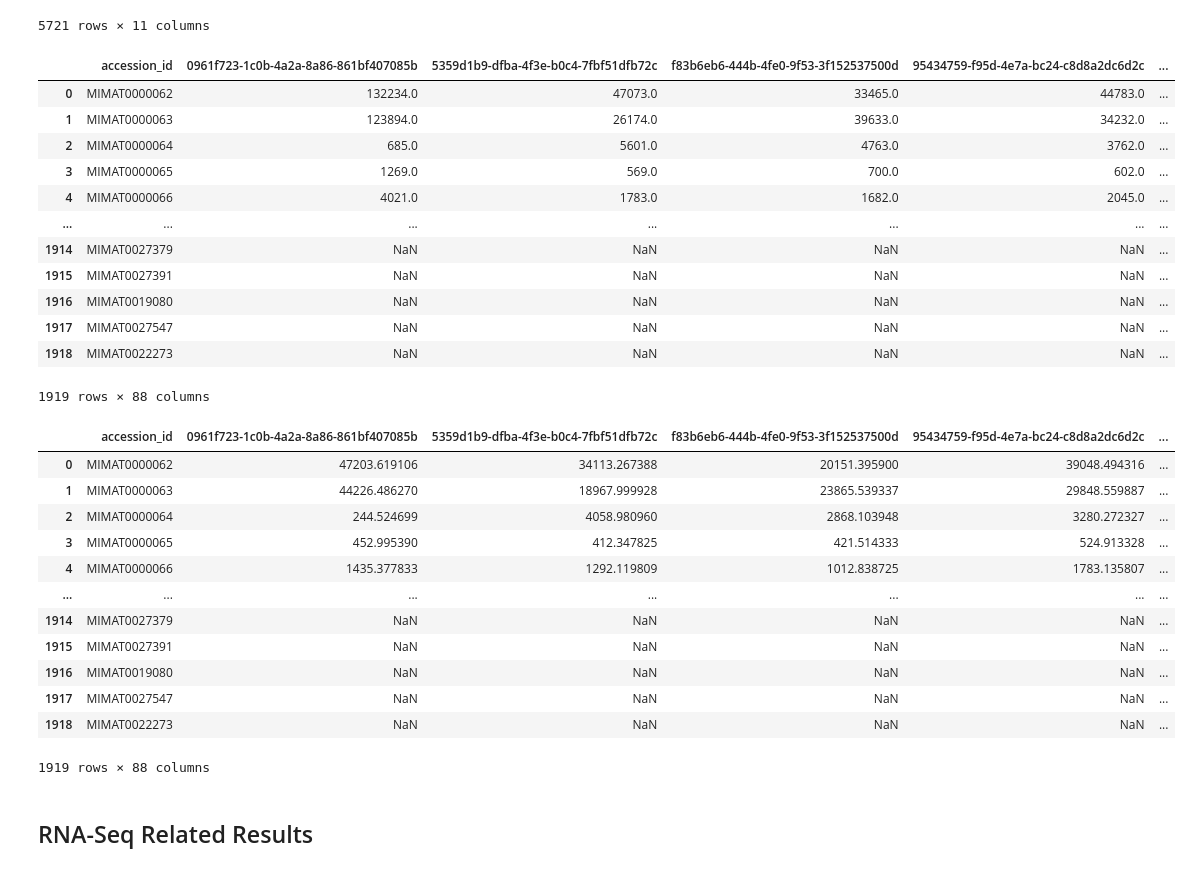
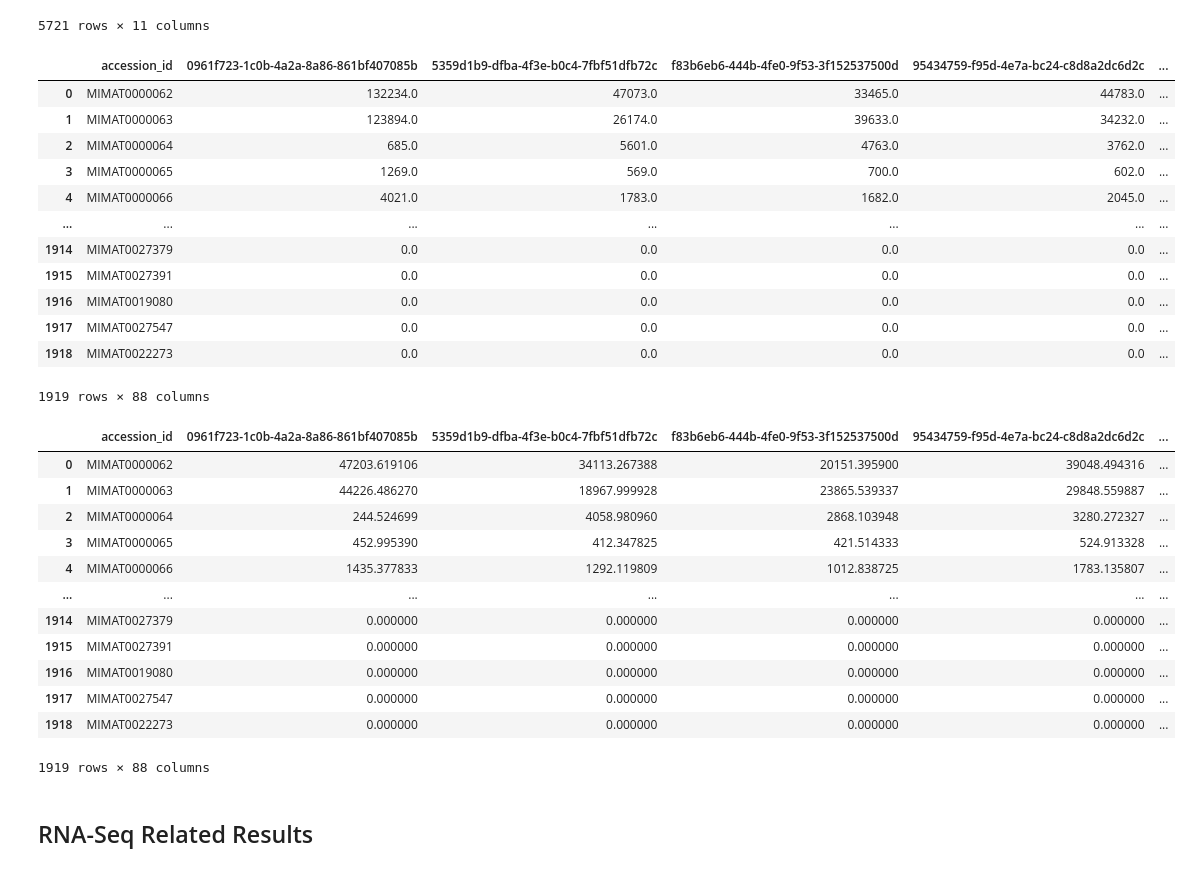
Before and after one commit to MylenaRoberta/pan-cancer-analysis, a Jupyter notebook: notebooks/01_tcga-brca/04_brca-file-processing.ipynb, the cells around one changed output. Cells and saved outputs as stored; diff of their text form; code cells hidden in the pictures.

Commit message:
fix(interactions): fill NaN aggregated microRNA reads with zero

```diff
--- a/notebooks/01_tcga-brca/04_brca-file-processing.ipynb
+++ b/notebooks/01_tcga-brca/04_brca-file-processing.ipynb
@@ -163,11 +167,11 @@ def processing_rna_seq_files(raw_data_dir, interim_data_dir, processed_data_dir)
 
     Returns:
     -------
-    List[pd.DataFrame]
-        A list containing:
-        - DataFrame of the last processed RNA-Seq file.
-        - DataFrame with aggregated raw read counts (`unstranded`) for protein-coding genes.
-        - DataFrame with aggregated normalized read counts (`tpm_unstranded`) for protein-coding genes.
+    dict
+        A dictionary with keys:
+        - 'rna_all_reads' : DataFrame of the last processed RNA-Seq file.
+        - 'rna_raw_agg_reads' : DataFrame with aggregated raw read counts (`unstranded`).
+        - 'rna_norm_agg_reads' : DataFrame with aggregated normalized read counts (`tpm_unstranded`).
     """
     # List the RNA-Seq files contained in the raw data directory
     files = [f for f in os.listdir(raw_data_dir) if f.startswith('rna-seq_')]
@@ -235,11 +239,11 @@ def processing_rna_seq_files(raw_data_dir, interim_data_dir, processed_data_dir)
     )
 
     # Return a sample of the processing and the aggregated reads DataFrames
-    return [
-        df_gene_reads,
-        df_gene_raw_agg_reads,
-        df_gene_norm_agg_reads,
-    ]
+    return {
+        'rna_all_reads': df_gene_reads,
+        'rna_raw_agg_reads': df_gene_raw_agg_reads,
+        'rna_norm_agg_reads': df_gene_norm_agg_reads,
+    }
 # %%
 def processing_cohort_files(cohort):
     """
@@ -254,8 +258,8 @@ def processing_cohort_files(cohort):
     -------
     dict
         A dictionary with keys:
-        - 'mirna_seq_files': List of DataFrames related to miRNA-Seq processing.
-        - 'rna_seq_files'  : List of DataFrames related to RNA-Seq processing.
+        - 'mir_seq_files' : List of DataFrames related to miRNA-Seq processing.
+        - 'rna_seq_files' : List of DataFrames related to RNA-Seq processing.
     """
     # Directory paths to read and write the files
     dir_base_name = (cohort.lower()).replace(' ', '-')
@@ -267,8 +271,8 @@ def processing_cohort_files(cohort):
     processing_results = dict()
 
     # Process the cohort-related miRNA-Seq files
-    processing_results['mirna_seq_files'] = \
-        processing_mirna_seq_files(raw_data_dir, interim_data_dir, processed_data_dir)
+    processing_results['mir_seq_files'] = \
+        processing_mir_seq_files(raw_data_dir, interim_data_dir, processed_data_dir)
 
     # Process the cohort-related RNA-Seq files
     processing_results['rna_seq_files'] = \
@@ -280,7 +284,7 @@ def processing_cohort_files(cohort):
 # %%
 # Process the files related to Basal-like tumor tissue
 processing_results = processing_cohort_files('Basal-like')
-mirna_seq_related_results = processing_results['mirna_seq_files']
+mir_seq_related_results = processing_results['mir_seq_files']
 rna_seq_related_results = processing_results['rna_seq_files']
 # %% [markdown]
 ## MiRNA-Seq Related Results
@@ -303,24 +307,24 @@ mirna_seq_related_results[0]
 5721 rows × 11 columns
 # %%
 # Print the DataFrame of aggregated microRNA raw reads for this cohort
-mirna_seq_related_results[1]
+mir_seq_related_results['mir_raw_agg_reads']
 # %% [output]
 |  | accession_id | 0961f723-1c0b-4a2a-8a86-861bf407085b | 5359d1b9-dfba-4f3e-b0c4-7fbf51dfb72c | f83b6eb6-444b-4fe0-9f53-3f152537500d | 95434759-f95d-4e7a-bc24-c8d8a2dc6d2c | ... |
 | 0 | MIMAT0000062 | 132234.0 | 47073.0 | 33465.0 | 44783.0 | ... |
 | 1 | MIMAT0000063 | 123894.0 | 26174.0 | 39633.0 | 34232.0 | ... |
 | 2 | MIMAT0000064 | 685.0 | 5601.0 | 4763.0 | 3762.0 | ... |
 | 3 | MIMAT0000065 | 1269.0 | 569.0 | 700.0 | 602.0 | ... |
 | 4 | MIMAT0000066 | 4021.0 | 1783.0 | 1682.0 | 2045.0 | ... |
 | ... | ... | ... | ... | ... | ... | ... |
-| 1914 | MIMAT0027379 | NaN | NaN | NaN | NaN | ... |
-| 1915 | MIMAT0027391 | NaN | NaN | NaN | NaN | ... |
-| 1916 | MIMAT0019080 | NaN | NaN | NaN | NaN | ... |
-| 1917 | MIMAT0027547 | NaN | NaN | NaN | NaN | ... |
-| 1918 | MIMAT0022273 | NaN | NaN | NaN | NaN | ... |
+| 1914 | MIMAT0027379 | 0.0 | 0.0 | 0.0 | 0.0 | ... |
+| 1915 | MIMAT0027391 | 0.0 | 0.0 | 0.0 | 0.0 | ... |
+| 1916 | MIMAT0019080 | 0.0 | 0.0 | 0.0 | 0.0 | ... |
+| 1917 | MIMAT0027547 | 0.0 | 0.0 | 0.0 | 0.0 | ... |
+| 1918 | MIMAT0022273 | 0.0 | 0.0 | 0.0 | 0.0 | ... |
 1919 rows × 88 columns
 # %%
 # Print the DataFrame of aggregated microRNA normalized reads for this cohort
-mirna_seq_related_results[2]
+mir_seq_related_results['mir_norm_agg_reads']
 # %% [output]
 |  | accession_id | 0961f723-1c0b-4a2a-8a86-861bf407085b | 5359d1b9-dfba-4f3e-b0c4-7fbf51dfb72c | f83b6eb6-444b-4fe0-9f53-3f152537500d | 95434759-f95d-4e7a-bc24-c8d8a2dc6d2c | ... |
 | 0 | MIMAT0000062 | 47203.619106 | 34113.267388 | 20151.395900 | 39048.494316 | ... |
@@ -329,11 +333,11 @@ mirna_seq_related_results[2]
 | 3 | MIMAT0000065 | 452.995390 | 412.347825 | 421.514333 | 524.913328 | ... |
 | 4 | MIMAT0000066 | 1435.377833 | 1292.119809 | 1012.838725 | 1783.135807 | ... |
 | ... | ... | ... | ... | ... | ... | ... |
-| 1914 | MIMAT0027379 | NaN | NaN | NaN | NaN | ... |
-| 1915 | MIMAT0027391 | NaN | NaN | NaN | NaN | ... |
-| 1916 | MIMAT0019080 | NaN | NaN | NaN | NaN | ... |
-| 1917 | MIMAT0027547 | NaN | NaN | NaN | NaN | ... |
-| 1918 | MIMAT0022273 | NaN | NaN | NaN | NaN | ... |
+| 1914 | MIMAT0027379 | 0.000000 | 0.000000 | 0.000000 | 0.000000 | ... |
+| 1915 | MIMAT0027391 | 0.000000 | 0.000000 | 0.000000 | 0.000000 | ... |
+| 1916 | MIMAT0019080 | 0.000000 | 0.000000 | 0.000000 | 0.000000 | ... |
+| 1917 | MIMAT0027547 | 0.000000 | 0.000000 | 0.000000 | 0.000000 | ... |
+| 1918 | MIMAT0022273 | 0.000000 | 0.000000 | 0.000000 | 0.000000 | ... |
 1919 rows × 88 columns
 # %% [markdown]
 ## RNA-Seq Related Results
```
Also changed, not shown: parts of 33 cells of this notebook, 21 other files.
